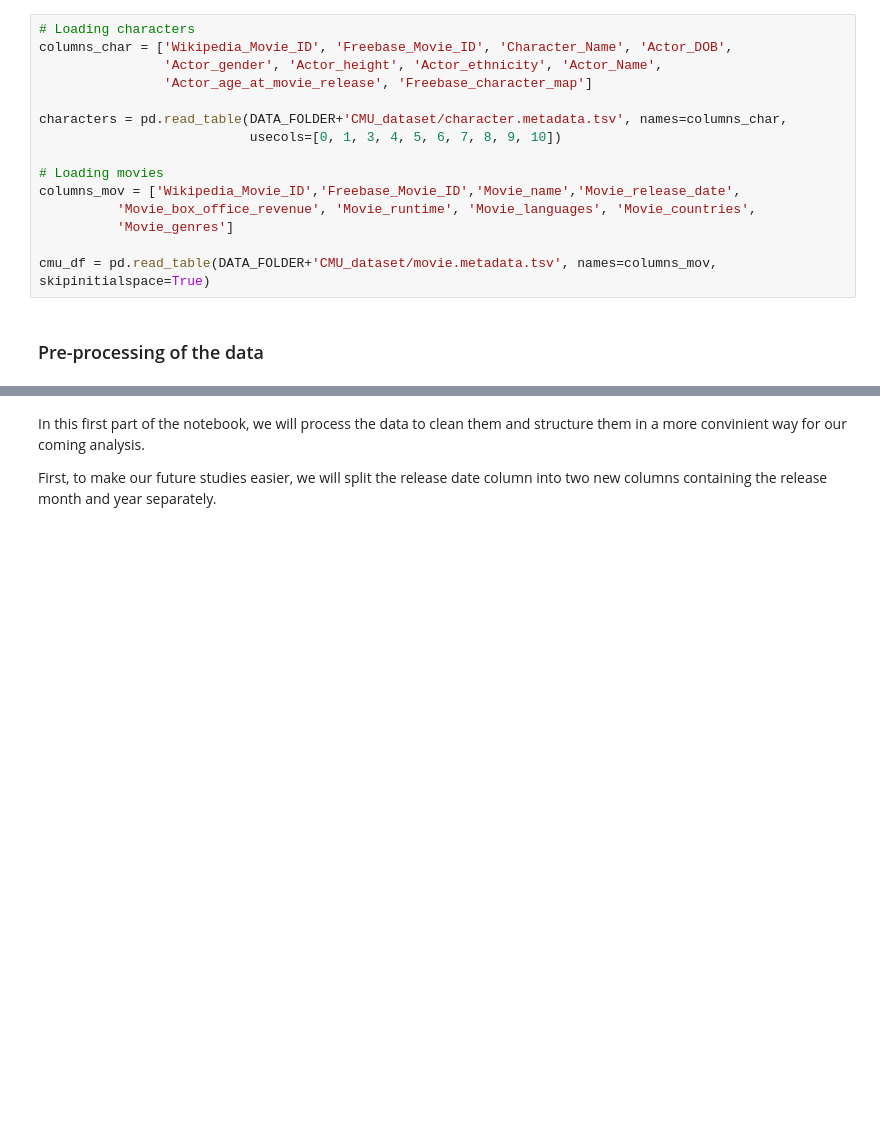
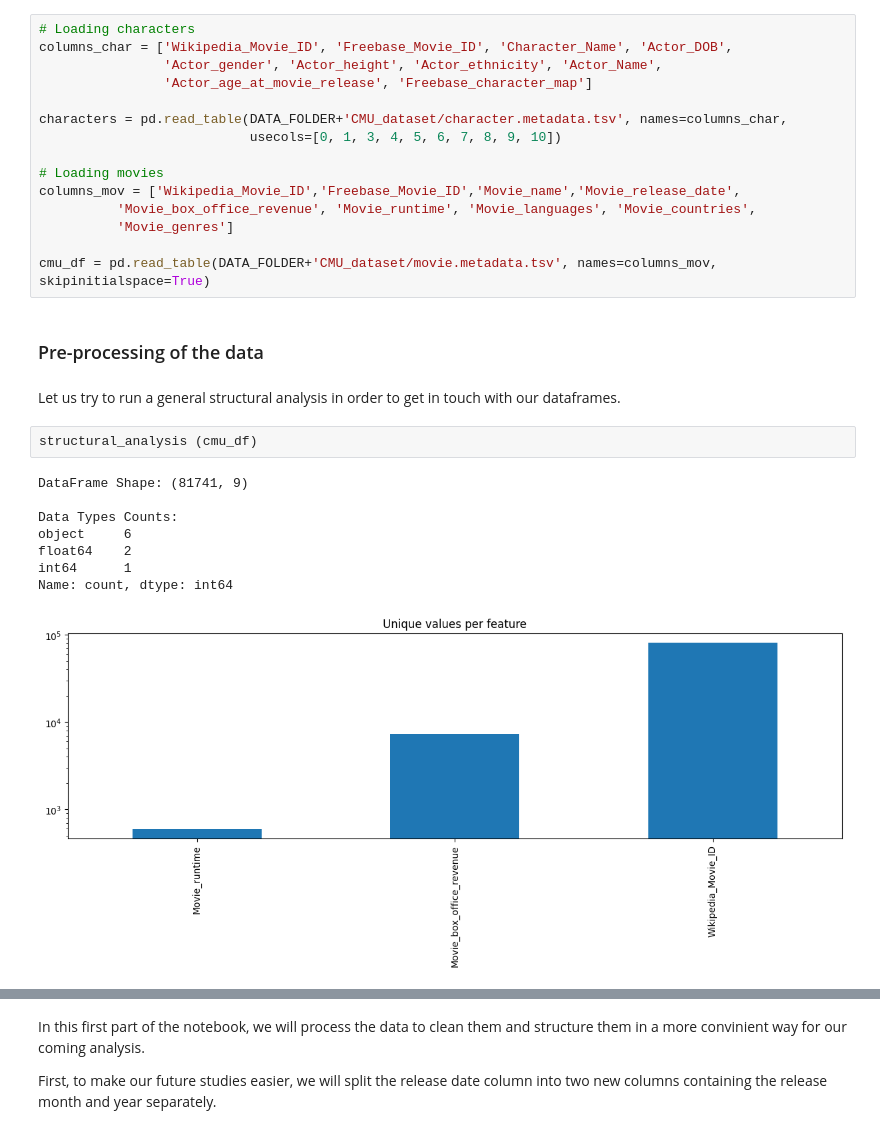
Before and after one commit to epfl-ada/ada-2023-project-yamal, a Jupyter notebook: movies_analysis.ipynb, the cells around one changed output, grey strips where cells are left out. Cells and saved outputs as stored; diff of their text form; blank space fills up the shorter version.

```diff
--- a/movies_analysis.ipynb
+++ b/movies_analysis.ipynb
@@ -32,3 +33,16 @@ columns_mov = ['Wikipedia_Movie_ID','Freebase_Movie_ID','Movie_name','Movie_rele
 cmu_df = pd.read_table(DATA_FOLDER+'CMU_dataset/movie.metadata.tsv', names=columns_mov, skipinitialspace=True)
 # %% [markdown]
 ### Pre-processing of the data
+# %% [markdown]
+Let us try to run a general structural analysis in order to get in touch with our dataframes.
+# %%
+structural_analysis (cmu_df)
+# %% [output]
+DataFrame Shape: (81741, 9)
+
+Data Types Counts:
+object     6
+float64    2
+int64      1
+Name: count, dtype: int64
+[figure, added]
```
Also changed, not shown: parts of 34 cells of this notebook, 7 other files.
